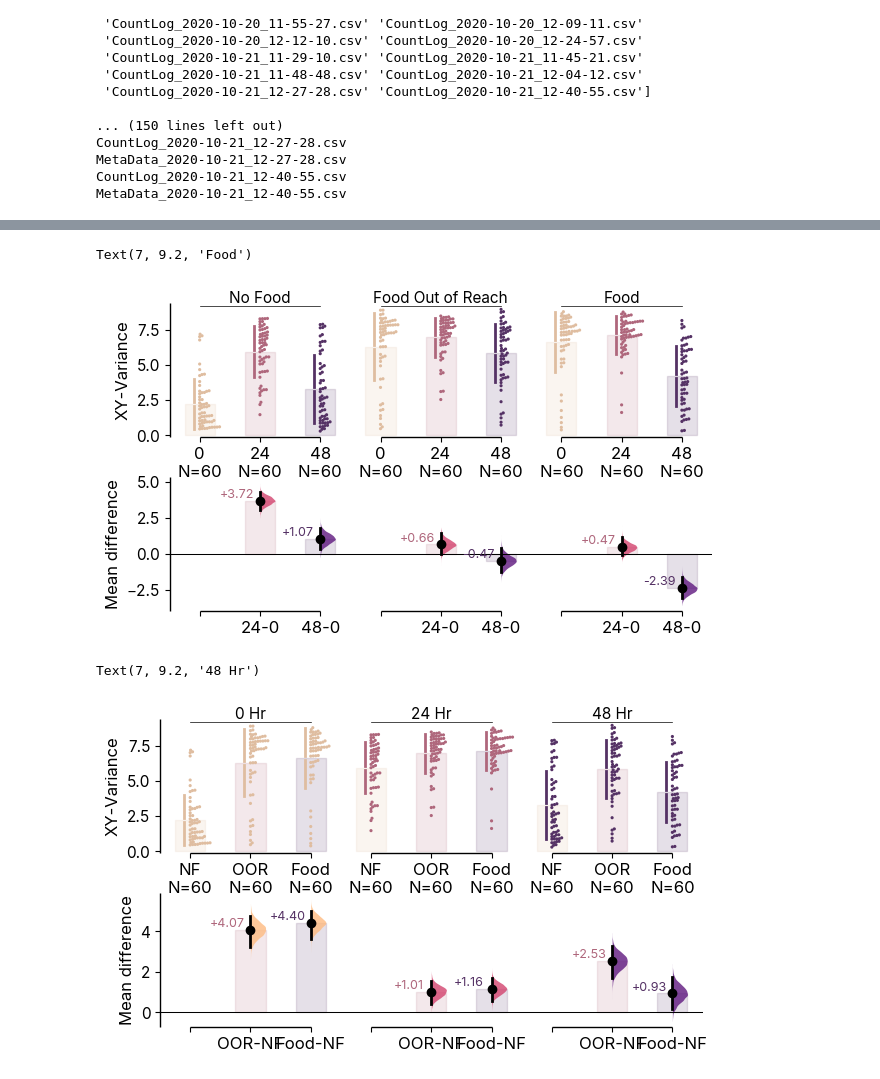
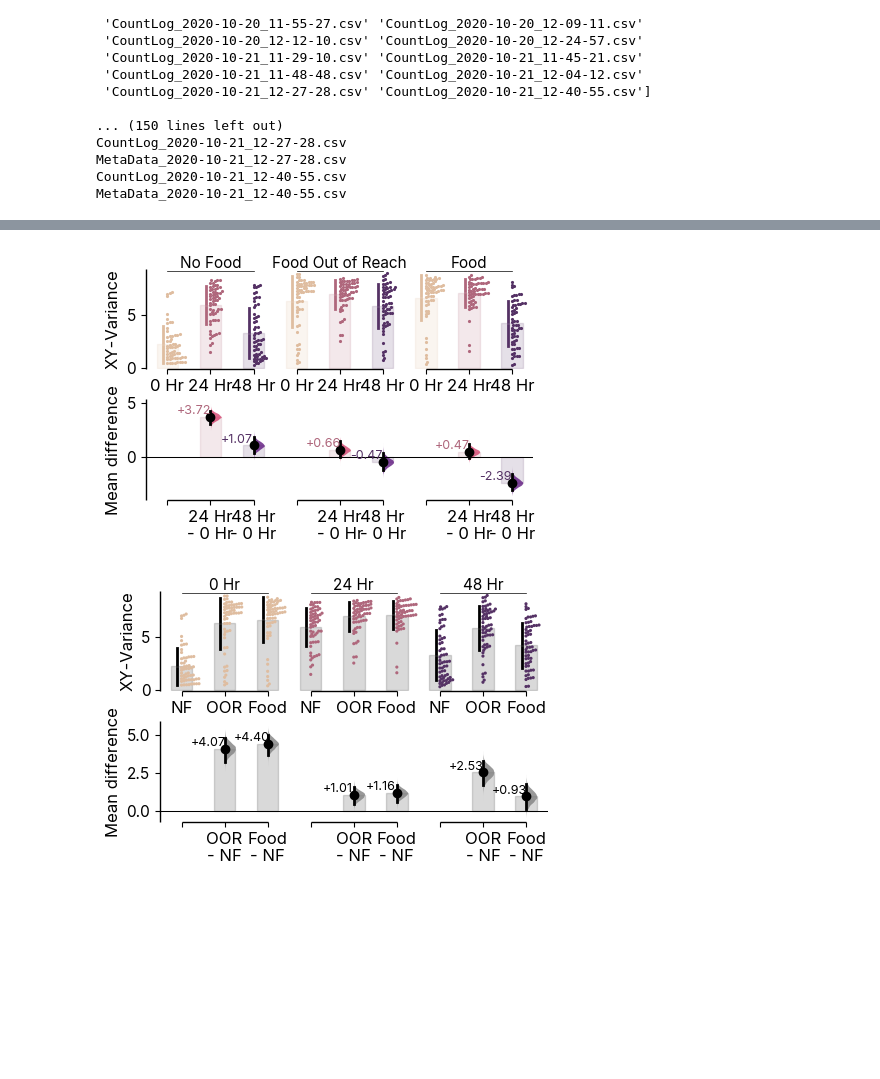
Before and after one commit to sangyu/Holophenotype5HT, a Jupyter notebook: nbs/01_Figures/01s_Setup Supplement.ipynb, the cells around one changed output, grey strips where cells are left out. Cells and saved outputs as stored; diff of their text form; code cells hidden in the pictures; blank space fills up the shorter version.

Commit message:
update added variance cal

```diff
--- a/nbs/01_Figures/01s_Setup Supplement.ipynb
+++ b/nbs/01_Figures/01s_Setup Supplement.ipynb
@@ -501,24 +508,0 @@ Text(7, 4, 'Food')
-# %%
-fxvar = dabest.load(varianceDf, x = 'CombinedGroupBy', y = 'yVariance',
-            idx = ( (xlabelsResults[6], xlabelsResults[7],xlabelsResults[8]),
-                   (xlabelsResults[0], xlabelsResults[1],xlabelsResults[2]),
-                   (xlabelsResults[3], xlabelsResults[4],xlabelsResults[5]))).mean_diff.plot(custom_palette =CombinedGroupByPalette,
-                                                                                           delta_text_kwargs =dt_kwargs, contrast_bars_kwargs= cb_kwargs,
-                                                                                           swarm_bars_kwargs= sb_kwargs, raw_marker_size=rm_size,
-                                                                                           es_marker_size= es_size, fig_size = (7, 4))
-fxvar.axes[0].set_xticklabels(['0\nN=60', '24\nN=60', '48\nN=60',
-                          '0\nN=60', '24\nN=60', '48\nN=60',
-                          '0\nN=60', '24\nN=60', '48\nN=60',
-                          ])
-fxvar.axes[1].set_xticklabels(['', '24-0', '48-0',
-                          '', '24-0', '48-0',
-                          '', '24-0', '48-0',
-                          ])
-fxvar.axes[0].set_ylabel('Y-Variance')
-top = 6
-fxvar.axes[0].plot([0, 2],[top, top], 'k', linewidth = .5)
-fxvar.axes[0].plot([3, 5],[top, top], 'k', linewidth = .5)
-fxvar.axes[0].plot([6, 8],[top, top], 'k', linewidth = .5)
-fxvar.axes[0].text(1,top, 'No Food', ha = 'center', va = 'bottom')
-fxvar.axes[0].text(4,top, 'Food Out of Reach', ha = 'center', va = 'bottom')
-fxvar.axes[0].text(7,top, 'Food', ha = 'center', va = 'bottom')
@@ -528,52 +509,55 @@ Text(7, 6, 'Food')
 # %%
 fxvar = dabest.load(varianceDf, x = 'CombinedGroupBy', y = 'xyVariance',
             idx = ( (xlabelsResults[6], xlabelsResults[7],xlabelsResults[8]), (xlabelsResults[0], xlabelsResults[1],xlabelsResults[2]),(xlabelsResults[3], xlabelsResults[4],xlabelsResults[5]))).mean_diff.plot(custom_palette =CombinedGroupByPalette,
                                                                                            delta_text_kwargs =dt_kwargs, contrast_bars_kwargs= cb_kwargs,
                                                                                            swarm_bars_kwargs= sb_kwargs, raw_marker_size=rm_size,
-                                                                                           es_marker_size= es_size, fig_size = (7, 4))
-fxvar.axes[0].set_xticklabels(['0\nN=60', '24\nN=60', '48\nN=60',
-                          '0\nN=60', '24\nN=60', '48\nN=60',
-                          '0\nN=60', '24\nN=60', '48\nN=60',
+                                                                                           es_marker_size= es_size, fig_size = (5, 3))
+fxvar.axes[0].set_xticklabels(['0 Hr', '24 Hr', '48 Hr',
+                          '0 Hr', '24 Hr', '48 Hr',
+                          '0 Hr', '24 Hr', '48 Hr',
                           ])
-fxvar.axes[1].set_xticklabels(['', '24-0', '48-0',
-                          '', '24-0', '48-0',
-                          '', '24-0', '48-0',
+fxvar.axes[1].set_xticklabels(['', '24 Hr\n- 0 Hr', '48 Hr\n- 0 Hr',
+                          '', '24 Hr\n- 0 Hr', '48 Hr\n- 0 Hr',
+                          '', '24 Hr\n- 0 Hr', '48 Hr\n- 0 Hr',
                           ])
 fxvar.axes[0].set_ylabel('XY-Variance')
 top = 9.2
 fxvar.axes[0].plot([0, 2],[top, top], 'k', linewidth = .5)
 fxvar.axes[0].plot([3, 5],[top, top], 'k', linewidth = .5)
 fxvar.axes[0].plot([6, 8],[top, top], 'k', linewidth = .5)
 fxvar.axes[0].text(1,top, 'No Food', ha = 'center', va = 'bottom')
 fxvar.axes[0].text(4,top, 'Food Out of Reach', ha = 'center', va = 'bottom')
 fxvar.axes[0].text(7,top, 'Food', ha = 'center', va = 'bottom')
+fxvar.savefig(figurepath + 'xy_variance_foodnofood.png', dpi = 300)
+fxvar.savefig(figurepath + 'xy_variance_foodnofood.svg')
 # %% [output]
-Text(7, 9.2, 'Food')
-[figure, old version]
+[figure, new version]
 # %%
 fxvar = dabest.load(varianceDf, x = 'CombinedGroupBy', y = 'xyVariance',
             idx = ( (xlabelsResults[6], xlabelsResults[0],xlabelsResults[3]),
                    (xlabelsResults[7], xlabelsResults[1],xlabelsResults[4]),
                    (xlabelsResults[8], xlabelsResults[2],xlabelsResults[5]))
-                   ).mean_diff.plot(custom_palette =CombinedGroupByPalette, delta_text_kwargs =dt_kwargs, contrast_bars_kwargs= cb_kwargs,
+                   ).mean_diff.plot(color_col = 'CombinedGroupBy', custom_palette =CombinedGroupByPalette, delta_text_kwargs =dt_kwargs, contrast_bars_kwargs= cb_kwargs,
                                                                                            swarm_bars_kwargs= sb_kwargs, raw_marker_size=rm_size,
-                                                                                           es_marker_size= es_size, fig_size = (7, 4))
-fxvar.axes[0].set_xticklabels(['NF\nN=60', 'OOR\nN=60', 'Food\nN=60',
-                          'NF\nN=60', 'OOR\nN=60', 'Food\nN=60',
-                          'NF\nN=60', 'OOR\nN=60', 'Food\nN=60',
+                                                                                           es_marker_size= es_size, fig_size = (5, 3))
+fxvar.axes[0].set_xticklabels(['NF', 'OOR', 'Food',
+                          'NF', 'OOR', 'Food',
+                          'NF', 'OOR', 'Food',
                           ])
-fxvar.axes[1].set_xticklabels(['', 'OOR-NF', 'Food-NF',
-                          '', 'OOR-NF', 'Food-NF',
-                          '', 'OOR-NF', 'Food-NF',
+fxvar.axes[1].set_xticklabels(['', 'OOR\n- NF', 'Food\n- NF',
+                          '', 'OOR\n- NF', 'Food\n- NF',
+                          '', 'OOR\n- NF', 'Food\n- NF',
                           ])
 fxvar.axes[0].set_ylabel('XY-Variance')
 top = 9.2
+fxvar.axes[0].get_legend().remove()
 fxvar.axes[0].plot([0, 2],[top, top], 'k', linewidth = .5)
 fxvar.axes[0].plot([3, 5],[top, top], 'k', linewidth = .5)
 fxvar.axes[0].plot([6, 8],[top, top], 'k', linewidth = .5)
 fxvar.axes[0].text(1,top, '0 Hr', ha = 'center', va = 'bottom')
 fxvar.axes[0].text(4,top, '24 Hr', ha = 'center', va = 'bottom')
 fxvar.axes[0].text(7,top, '48 Hr', ha = 'center', va = 'bottom')
+fxvar.savefig(figurepath + 'xy_variance_foodnofood_arr2.png', dpi = 300)
+fxvar.savefig(figurepath + 'xy_variance_foodnofood_arr2.svg')
 # %% [output]
-Text(7, 9.2, '48 Hr')
-[figure, old version]
+[figure, new version]
```
Also changed, not shown: parts of 21 cells of this notebook.
